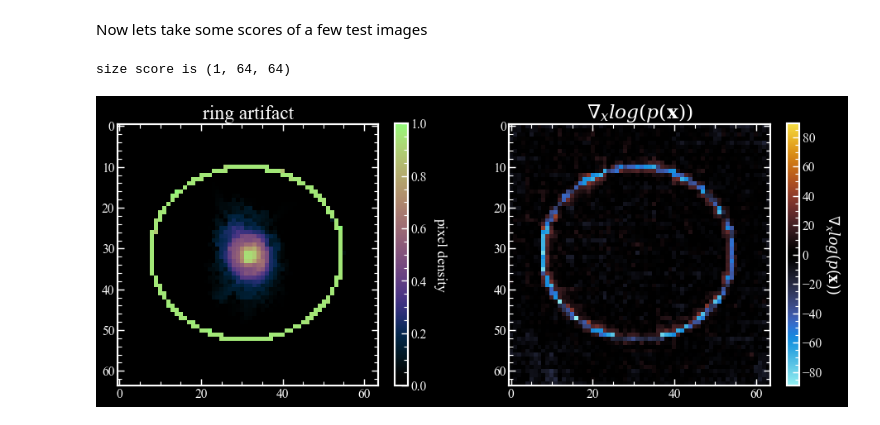
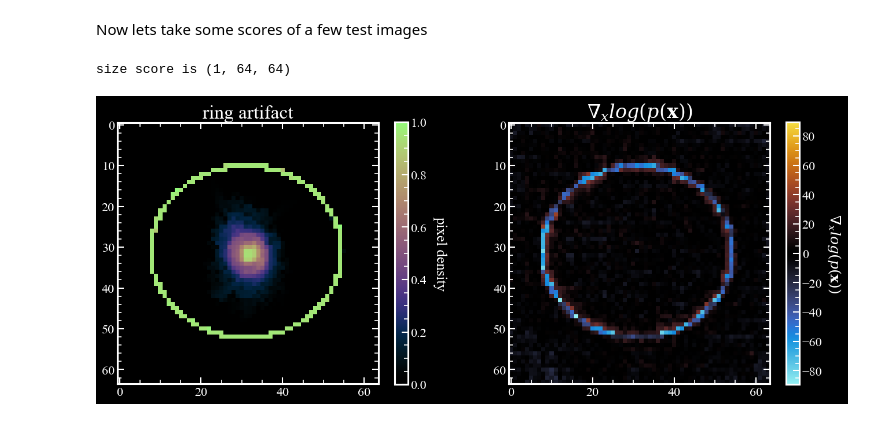
Before and after one commit to SampsonML/equinox_score_model, a Jupyter notebook: demo_notebook.ipynb, the cells around one changed output. Drawn from its saved outputs; the diff is of its cells as text; code cells hidden in the pictures.

```diff
--- a/demo_notebook.ipynb
+++ b/demo_notebook.ipynb
@@ -37,31 +37,31 @@ ring_artifact = norm_array(ring_artifact)
 # %%
 y = ring_artifact
 score = ScoreNet(y)
 print(f'size score is {score.shape}')
 # score should be a (1, im_size, im_size) size array
 # calculate max abs score values for better plotting (ie score 0 is center of cbar)
 score_max = np.max(np.abs(score))
 
 # now we can plot the raw image and the score calculated by the model
-fig = plt.figure(figsize=(16, 6), dpi = 70)
+fig = plt.figure(figsize=(16, 6), dpi = 100)
 plt.style.use('dark_background')
 
 # the galaxy plus ring artifact
 plt.subplot(1,2,1)
 ring_im = plt.imshow(ring_artifact[0], cmap = cmr.lilac)
 plt.title('ring artifact', fontsize = 24)
 cbar = fig.colorbar(ring_im)
 cbar.set_label(r'pixel density', rotation=270, fontsize = 18,labelpad= 25)
 
 # and the score
 plt.subplot(1,2,2)
 score_im = plt.imshow(score[0], cmap = cmr.iceburn,
                     vmin = -score_max, vmax = score_max) # enforce symmetric cbar
 score_eqn = r'$\nabla_x log(p(\mathbf{x}))$'
 plt.title(score_eqn, fontsize = 24)
 cbar = fig.colorbar(score_im)
 cbar.set_label(score_eqn, rotation=270, fontsize = 18,labelpad= 25)
 plt.show()
 # %% [output]
 size score is (1, 64, 64)
-[figure, old version]
+[figure, new version]
```
